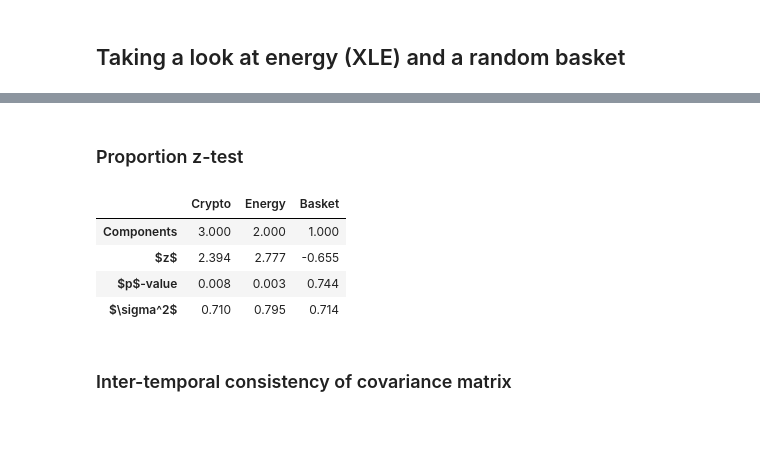
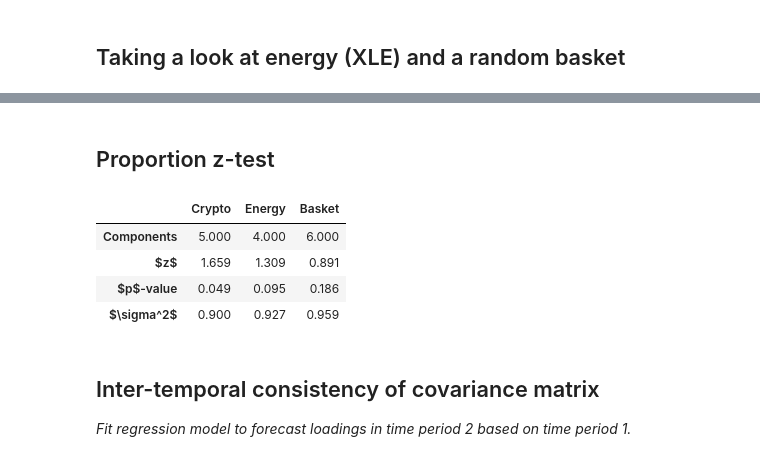
Before and after one commit to LavenderViking/AM205-crypto-analysis, a Jupyter notebook: pca_playground4.ipynb, the cells around one changed output, grey strips where cells are left out. Saved outputs shown, nothing was run; the diff lists cells and outputs as text; code cells hidden in the pictures; blank space fills up the shorter version.

```diff
--- a/pca_playground4.ipynb
+++ b/pca_playground4.ipynb
@@ -324,22 +339,25 @@ display(cryp_loadings.round(3))
 # cryptos. Compute their proportion-of-variations and loadings.
 #####################################################################
 
-# Load energy.
-XLE_df, XLE_df_std = load_xle_returns(XLE_FILES)
-XLE_df = XLE_df[XLE_df.index >= analysis_start_dt]
-XLE_df = XLE_df[XLE_df.index <= analysis_end_dt]
-XLE_df_std = XLE_df_std[XLE_df_std.index >= analysis_start_dt]
-XLE_df_std = XLE_df_std[XLE_df_std.index <= analysis_end_dt]
+USE_SAME_TIMEFRAME_AS_CRYPTO = True
+
+if USE_SAME_TIMEFRAME_AS_CRYPTO:
+    start_date, end_date = analysis_start_dt, analysis_end_dt
+else:
+    start_date, end_date = None, None
+
+# Load energy and basket returns data.
+XLE_df, XLE_df_std = load_xle_returns(XLE_FILES, start=start_date, end=end_date)
+bsk_df, bsk_df_std = load_other_returns(BSK_FILES, start=start_date, end=end_date)
+
+# Limit both DFs to overlapping time frames if we're not limiting them
+# to crypto time frame.
+if not USE_SAME_TIMEFRAME_AS_CRYPTO:
+    common_idx = XLE_df.index.intersection(bsk_df.index)
+    XLE_df, XLE_df_std = XLE_df.loc[common_idx], XLE_df_std.loc[common_idx]
+    bsk_df, bsk_df_std = bsk_df.loc[common_idx], bsk_df_std.loc[common_idx]
 
 xle_variation, xle_loadings = get_variation_loadings(XLE_df_std)
-
-# Load basket.
-bsk_df, bsk_df_std = load_other_returns(BSK_FILES)
-bsk_df = bsk_df[bsk_df.index >= analysis_start_dt]
-bsk_df = bsk_df[bsk_df.index <= analysis_end_dt]
-bsk_df_std = bsk_df_std[bsk_df_std.index >= analysis_start_dt]
-bsk_df_std = bsk_df_std[bsk_df_std.index <= analysis_end_dt]
-
 bsk_variation, bsk_loadings = get_variation_loadings(bsk_df_std)
 
 print('XLE returns in data: {}'.format(len(XLE_df_std.index)))
@@ -409,5 +430,5 @@ Basket
 # %% [markdown]
-### Proportion z-test
+## Proportion z-test
 # %%
 def count_same_sign(df, column_pair, n_comp):
     """Computes number of times loadings are of the same sign for pair of
@@ -462,44 +483,46 @@ def perform_proportion_ztest(ss_df, ncomp, null_hypo_value = 0.5):
 # assets have the same signs for a certain number of PCs.
 
 # Number of components to check loadings for.
-ss_ncomp_cryp = 3
-ss_ncomp_xle = 2
-ss_ncomp_bsk = 1
+ss_ncomp_cryp = 5
+ss_ncomp_xle = 4
+ss_ncomp_bsk = 6
 
 cryp_ss_df = get_same_sign_count_df(cryp_loadings, ss_ncomp_cryp)
 xle_ss_df = get_same_sign_count_df(xle_loadings, ss_ncomp_xle)
 bsk_ss_df = get_same_sign_count_df(bsk_loadings, ss_ncomp_bsk)
 
 # Conduct tests for each set of assets and store results in DF.
 proptest_results = []
 
 # Cryptos
 zstat, pval = perform_proportion_ztest(cryp_ss_df, ss_ncomp_cryp)
 prop_var = cryp_variation.at[ss_ncomp_cryp, 'Cumulative']
 proptest_results.append([ss_ncomp_cryp, zstat, pval, prop_var])
 
 # Energy
 zstat, pval = perform_proportion_ztest(xle_ss_df, ss_ncomp_xle)
 prop_var = xle_variation.at[ss_ncomp_xle, 'Cumulative']
 proptest_results.append([ss_ncomp_xle, zstat, pval, prop_var])
 
 # Basket
 zstat, pval = perform_proportion_ztest(bsk_ss_df, ss_ncomp_bsk)
 prop_var = bsk_variation.at[ss_ncomp_bsk, 'Cumulative']
 proptest_results.append([ss_ncomp_bsk, zstat, pval, prop_var])
 
 proptest_results = np.array(proptest_results).T
 proptest_results = pd.DataFrame(
     proptest_results, columns=['Crypto', 'Energy', 'Basket'],
     index=['Components', '$z$', '$p$-value', '$\sigma^2$'])
 
 display(proptest_results)
-# save_df_latex(proptest_results, 'proportion test results')
+#save_df_latex(proptest_results, 'proportion test results', dec=3)
 # %% [output]
 |  | Crypto | Energy | Basket |
-| Components | 3.000 | 2.000 | 1.000 |
-| $z$ | 2.394 | 2.777 | -0.655 |
-| $p$-value | 0.008 | 0.003 | 0.744 |
-| $\sigma^2$ | 0.710 | 0.795 | 0.714 |
+| Components | 5.000 | 4.000 | 6.000 |
+| $z$ | 1.659 | 1.309 | 0.891 |
+| $p$-value | 0.049 | 0.095 | 0.186 |
+| $\sigma^2$ | 0.900 | 0.927 | 0.959 |
 # %% [markdown]
-### Inter-temporal consistency of covariance matrix
+## Inter-temporal consistency of covariance matrix
+
+*Fit regression model to forecast loadings in time period 2 based on time period 1.*
```
Also changed, not shown: parts of 43 cells of this notebook, 23 other files.
